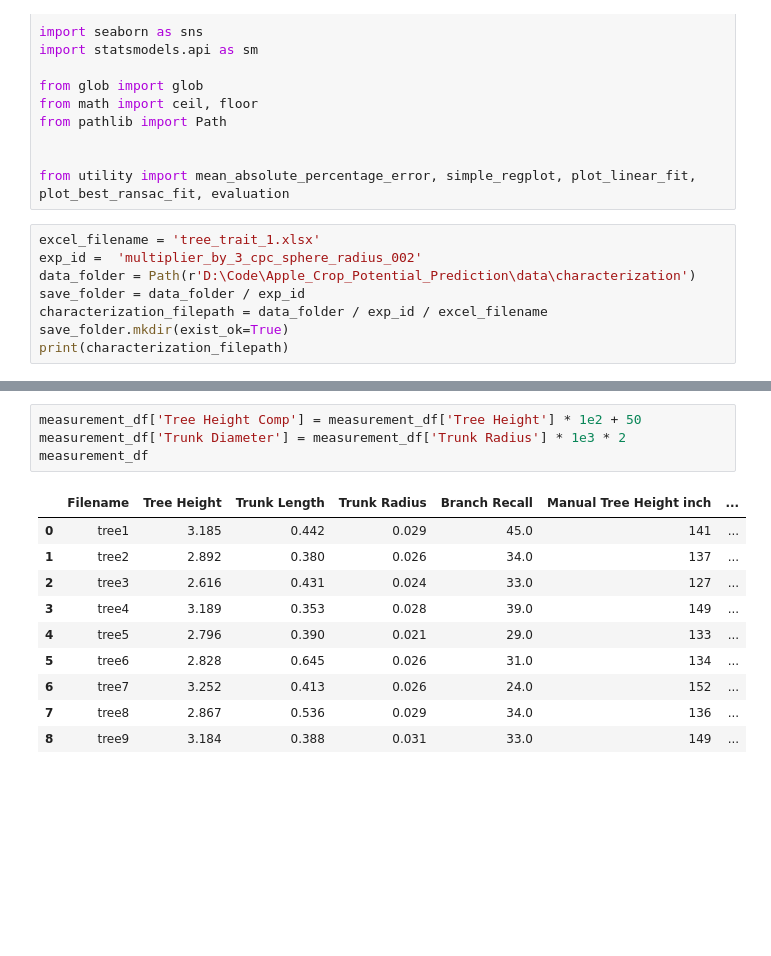
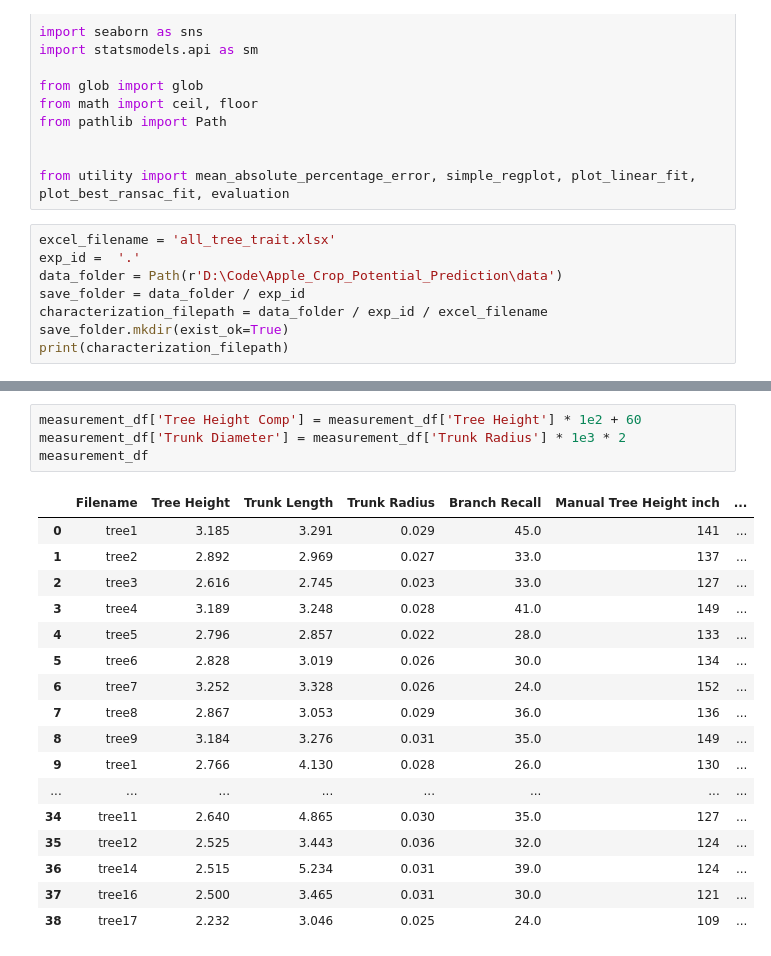
Before and after one commit to suptimq/AppleQSM, a Jupyter notebook: code/notebook/plot_tree_corr.ipynb, the cells around one changed output, grey strips where cells are left out. Cells and saved outputs as stored; diff of their text form; blank space fills up the shorter version.

```diff
--- a/code/notebook/plot_tree_corr.ipynb
+++ b/code/notebook/plot_tree_corr.ipynb
@@ -18,9 +18,9 @@ from pathlib import Path
 
 from utility import mean_absolute_percentage_error, simple_regplot, plot_linear_fit, plot_best_ransac_fit, evaluation
 # %%
-excel_filename = 'tree_trait_1.xlsx'
-exp_id =  'multiplier_by_3_cpc_sphere_radius_002'
-data_folder = Path(r'D:\Code\Apple_Crop_Potential_Prediction\data\characterization')
+excel_filename = 'all_tree_trait.xlsx'
+exp_id =  '.'
+data_folder = Path(r'D:\Code\Apple_Crop_Potential_Prediction\data')
 save_folder = data_folder / exp_id
 characterization_filepath = data_folder / exp_id / excel_filename
 save_folder.mkdir(exist_ok=True)
@@ -44,18 +51,25 @@ measurement_df
 # %%
-measurement_df['Tree Height Comp'] = measurement_df['Tree Height'] * 1e2 + 50
+measurement_df['Tree Height Comp'] = measurement_df['Tree Height'] * 1e2 + 60
 measurement_df['Trunk Diameter'] = measurement_df['Trunk Radius'] * 1e3 * 2
 measurement_df
 # %% [output]
 |  | Filename | Tree Height | Trunk Length | Trunk Radius | Branch Recall | Manual Tree Height inch | ... |
-| 0 | tree1 | 3.185 | 0.442 | 0.029 | 45.0 | 141 | ... |
-| 1 | tree2 | 2.892 | 0.380 | 0.026 | 34.0 | 137 | ... |
-| 2 | tree3 | 2.616 | 0.431 | 0.024 | 33.0 | 127 | ... |
-| 3 | tree4 | 3.189 | 0.353 | 0.028 | 39.0 | 149 | ... |
-| 4 | tree5 | 2.796 | 0.390 | 0.021 | 29.0 | 133 | ... |
-| 5 | tree6 | 2.828 | 0.645 | 0.026 | 31.0 | 134 | ... |
-| 6 | tree7 | 3.252 | 0.413 | 0.026 | 24.0 | 152 | ... |
-| 7 | tree8 | 2.867 | 0.536 | 0.029 | 34.0 | 136 | ... |
-| 8 | tree9 | 3.184 | 0.388 | 0.031 | 33.0 | 149 | ... |
+| 0 | tree1 | 3.185 | 3.291 | 0.029 | 45.0 | 141 | ... |
+| 1 | tree2 | 2.892 | 2.969 | 0.027 | 33.0 | 137 | ... |
+| 2 | tree3 | 2.616 | 2.745 | 0.023 | 33.0 | 127 | ... |
+| 3 | tree4 | 3.189 | 3.248 | 0.028 | 41.0 | 149 | ... |
+| 4 | tree5 | 2.796 | 2.857 | 0.022 | 28.0 | 133 | ... |
+| 5 | tree6 | 2.828 | 3.019 | 0.026 | 30.0 | 134 | ... |
+| 6 | tree7 | 3.252 | 3.328 | 0.026 | 24.0 | 152 | ... |
+| 7 | tree8 | 2.867 | 3.053 | 0.029 | 36.0 | 136 | ... |
+| 8 | tree9 | 3.184 | 3.276 | 0.031 | 35.0 | 149 | ... |
+| 9 | tree1 | 2.766 | 4.130 | 0.028 | 26.0 | 130 | ... |
+| ... | ... | ... | ... | ... | ... | ... | ... |
+| 34 | tree11 | 2.640 | 4.865 | 0.030 | 35.0 | 127 | ... |
+| 35 | tree12 | 2.525 | 3.443 | 0.036 | 32.0 | 124 | ... |
+| 36 | tree14 | 2.515 | 5.234 | 0.031 | 39.0 | 124 | ... |
+| 37 | tree16 | 2.500 | 3.465 | 0.031 | 30.0 | 121 | ... |
+| 38 | tree17 | 2.232 | 3.046 | 0.025 | 24.0 | 109 | ... |
 # %%
 text_in_title_para = {'fontfamily': 'sans-serif', 'fontsize': 12, 'fontweight': 20}
 text_in_figure_para = {'fontfamily': 'sans-serif', 'fontsize': 8, 'fontweight': 20, 'horizontalalignment': 'left', 'verticalalignment': 'center'}
```
Also changed, not shown: parts of 3 cells of this notebook, 6 other files.
